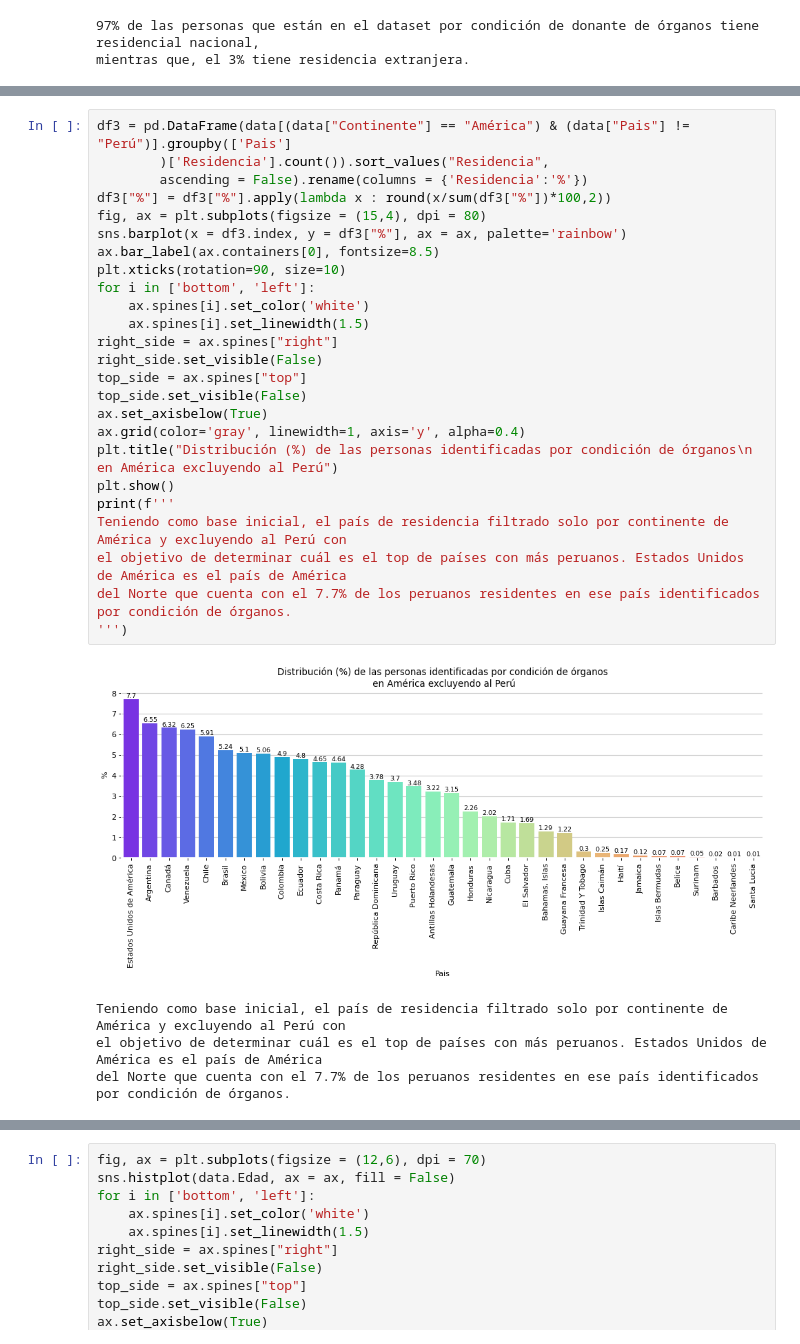
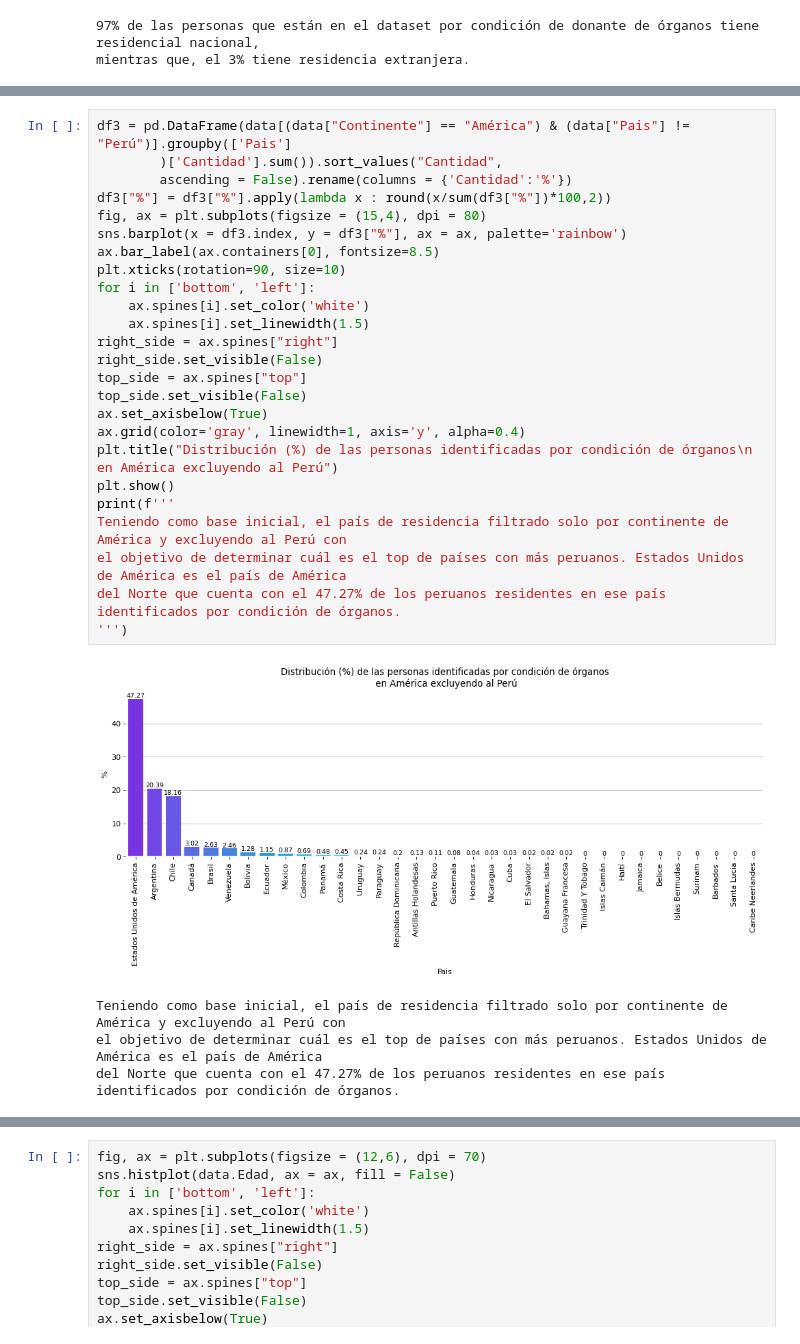
Before and after one commit to SebastianUrdaneguiBisalaya/Analisis-Donantes-RENIEC, a Jupyter notebook: analisis.ipynb, the cells around one changed output, grey strips where cells are left out. Saved outputs shown, nothing was run; the diff lists cells and outputs as text.

```diff
--- a/analisis.ipynb
+++ b/analisis.ipynb
@@ -211,31 +211,31 @@ de América. Alrededor del 1% se encuentra en Europa y el 0.06% en Asia.
 # %%
 df3 = pd.DataFrame(data[(data["Continente"] == "América") & (data["Pais"] != "Perú")].groupby(['Pais']
-        )['Residencia'].count()).sort_values("Residencia",
-        ascending = False).rename(columns = {'Residencia':'%'})
+        )['Cantidad'].sum()).sort_values("Cantidad",
+        ascending = False).rename(columns = {'Cantidad':'%'})
 df3["%"] = df3["%"].apply(lambda x : round(x/sum(df3["%"])*100,2))
 fig, ax = plt.subplots(figsize = (15,4), dpi = 80)
 sns.barplot(x = df3.index, y = df3["%"], ax = ax, palette='rainbow')
 ax.bar_label(ax.containers[0], fontsize=8.5)
 plt.xticks(rotation=90, size=10)
 for i in ['bottom', 'left']:
     ax.spines[i].set_color('white')
     ax.spines[i].set_linewidth(1.5)
 right_side = ax.spines["right"]
 right_side.set_visible(False)
 top_side = ax.spines["top"]
 top_side.set_visible(False)
 ax.set_axisbelow(True)
 ax.grid(color='gray', linewidth=1, axis='y', alpha=0.4)
 plt.title("Distribución (%) de las personas identificadas por condición de órganos\n en América excluyendo al Perú")
 plt.show()
 print(f'''
 Teniendo como base inicial, el país de residencia filtrado solo por continente de América y excluyendo al Perú con
 el objetivo de determinar cuál es el top de países con más peruanos. Estados Unidos de América es el país de América
-del Norte que cuenta con el 7.7% de los peruanos residentes en ese país identificados por condición de órganos.
+del Norte que cuenta con el 47.27% de los peruanos residentes en ese país identificados por condición de órganos.
 ''')
 # %% [output]
-[figure, old version]
+[figure, new version]
 Teniendo como base inicial, el país de residencia filtrado solo por continente de América y excluyendo al Perú con
 el objetivo de determinar cuál es el top de países con más peruanos. Estados Unidos de América es el país de América
-del Norte que cuenta con el 7.7% de los peruanos residentes en ese país identificados por condición de órganos.
+del Norte que cuenta con el 47.27% de los peruanos residentes en ese país identificados por condición de órganos.
 # %%
```
Also changed, not shown: parts of 13 cells of this notebook.
